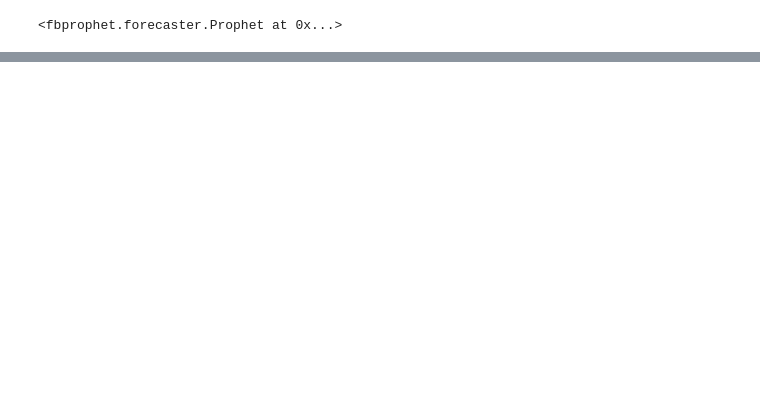
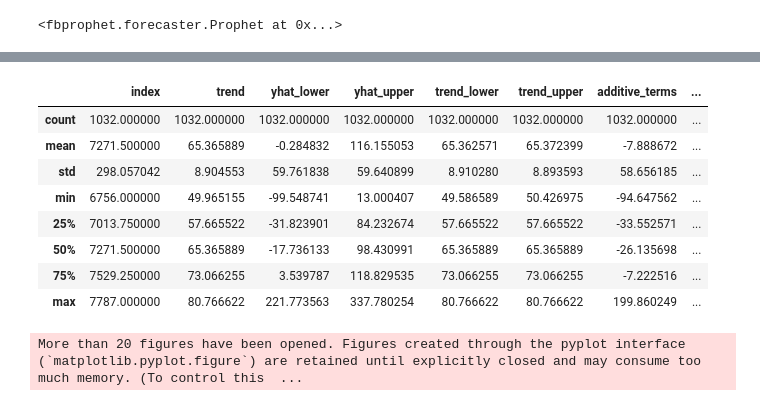
Before and after one commit to scadams11/InsightProject, a Jupyter notebook: 0-Get-Data.ipynb, the cells around one changed output, grey strips where cells are left out. Saved outputs shown, nothing was run; the diff lists cells and outputs as text; code cells hidden in the pictures; blank space fills up the shorter version.

```diff
--- a/0-Get-Data.ipynb
+++ b/0-Get-Data.ipynb
@@ -397,0 +558,18 @@ site_model_from_sql.tail()
+# %%
+con = None
+con = psycopg2.connect(database = dbname, user = username)
+
+sql_query_fore = """
+                 SELECT * FROM n06730500_forecast;
+                 """
+
+query_results_plt_fore = pd.read_sql_query(sql_query_fore,con)
+
+sql_query = """
+            SELECT * FROM n06730500;
+            """
+
+query_results_plt = pd.read_sql_query(sql_query,con)
+
+
+query_results_plt.tail()
@@ -397,0 +583,41 @@ site_model_from_sql.tail()
+# %%
+query_results_plt['ds'] = pd.to_datetime(query_results_plt['ds'])
+query_results_plt_fore['ds'] = pd.to_datetime(query_results_plt_fore['ds'])
+
+ax = query_results_plt.plot(x = 'ds', y = 'y')
+query_results_plt_fore.plot(x = 'ds', y = 'yhat', ax = ax)
+ax.set_xlim(pd.Timestamp('2017-01-01'), pd.Timestamp('2020-01-01'))
+#ax.set_yscale('log')
+fig = ax.get_figure()
+fig.savefig('test.png')
+plt.close(fig)
+# %%
+query_results_plt_fore[query_results_plt_fore['ds'] >= pd.Timestamp('2018-07-01')].describe()
+# %% [output]
+|  | index | trend | yhat_lower | yhat_upper | trend_lower | trend_upper | additive_terms | ... |
+| count | 1032.000000 | 1032.000000 | 1032.000000 | 1032.000000 | 1032.000000 | 1032.000000 | 1032.000000 | ... |
+| mean | 7271.500000 | 65.365889 | -0.284832 | 116.155053 | 65.362571 | 65.372399 | -7.888672 | ... |
+| std | 298.057042 | 8.904553 | 59.761838 | 59.640899 | 8.910280 | 8.893593 | 58.656185 | ... |
+| min | 6756.000000 | 49.965155 | -99.548741 | 13.000407 | 49.586589 | 50.426975 | -94.647562 | ... |
+| 25% | 7013.750000 | 57.665522 | -31.823901 | 84.232674 | 57.665522 | 57.665522 | -33.552571 | ... |
+| 50% | 7271.500000 | 65.365889 | -17.736133 | 98.430991 | 65.365889 | 65.365889 | -26.135698 | ... |
+| 75% | 7529.250000 | 73.066255 | 3.539787 | 118.829535 | 73.066255 | 73.066255 | -7.222516 | ... |
+| max | 7787.000000 | 80.766622 | 221.773563 | 337.780254 | 80.766622 | 80.766622 | 199.860249 | ... |
+# %%
+file = 'bouldercreekIV.csv'
+cc_iv = pd.read_csv(file, sep = '\t', header = 27, skiprows = [28], dtype = {"site_no" : "str"})
+cc_iv.rename(columns = {"211034_00060" : "y", "211034_00060_cd" : "flags"}, inplace=True)
+
+x = pd.to_datetime(cc_iv['datetime'])
+
+fig, ax1 = plt.subplots(figsize=(15,10))
+ax1.plot(x, cc_iv.y, color='blue')
+ax1.set_title('Instantaneous Discharge (Jan 2, 2020 - Feb 9, 2020)')
+ax1.set_ylabel('Discharge (cubic feet per second)')
+ax1.set_xlabel('Date')
+ax1.set_xlim(pd.Timestamp('2020-01-02'), pd.Timestamp('2020-02-10'))
+ax1.set_yscale('log')
+fig.savefig('test_IV.png')
+plt.close(fig)
+# %% [output]
+More than 20 figures have been opened. Figures created through the pyplot interface (`matplotlib.pyplot.figure`) are retained until explicitly closed and may consume too much memory. (To control this  ...
```
Also changed, not shown: parts of 31 cells of this notebook, 32 other files.
